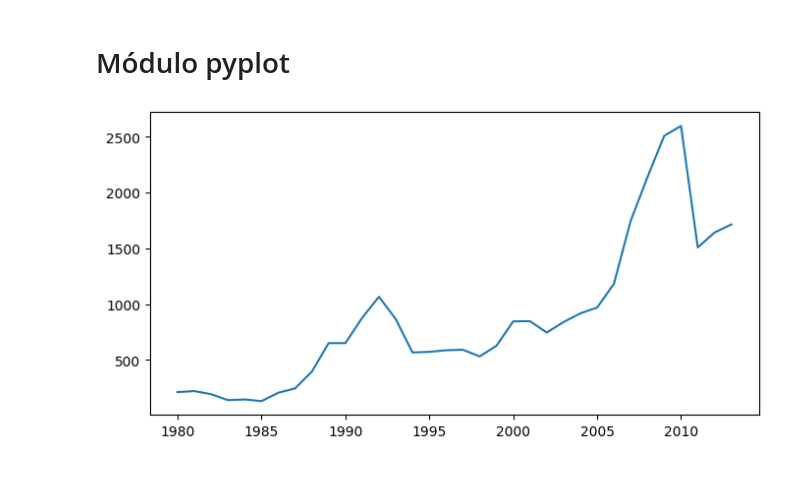
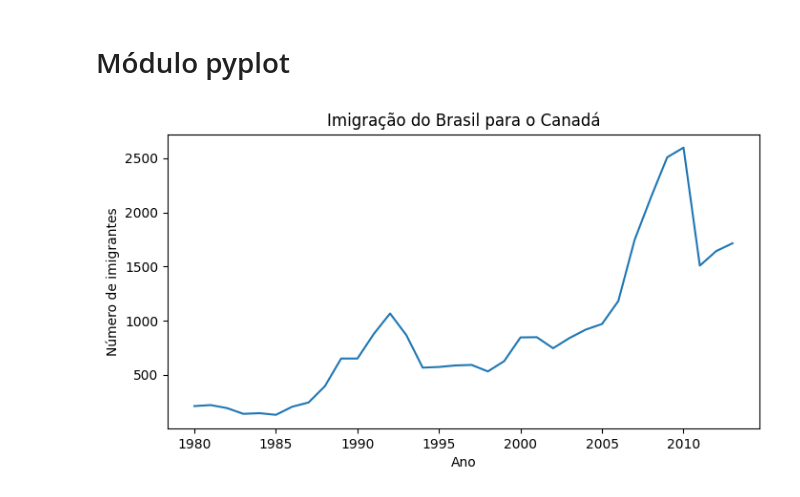
Before and after one commit to juliogazoli/alura-data-visualization-python-criando-graficos, a Jupyter notebook: analise_imigrantes.ipynb, the cells around one changed output. Saved outputs shown, nothing was run; the diff lists cells and outputs as text; code cells hidden in the pictures.

```diff
--- a/analise_imigrantes.ipynb
+++ b/analise_imigrantes.ipynb
@@ -117,7 +117,10 @@ import matplotlib.pyplot as plt
 # %%
 plt.figure(figsize=(8, 4))
 plt.plot(dados_brasil['ano'], dados_brasil['imigrantes'])
+plt.title('Imigração do Brasil para o Canadá')
+plt.xlabel('Ano')
+plt.ylabel('Número de imigrantes')
 plt.xticks(['1980', '1985', '1990', '1995', '2000', '2005', '2010'])
 plt.show()
 # %% [output]
-[figure, old version]
+[figure, new version]
```
